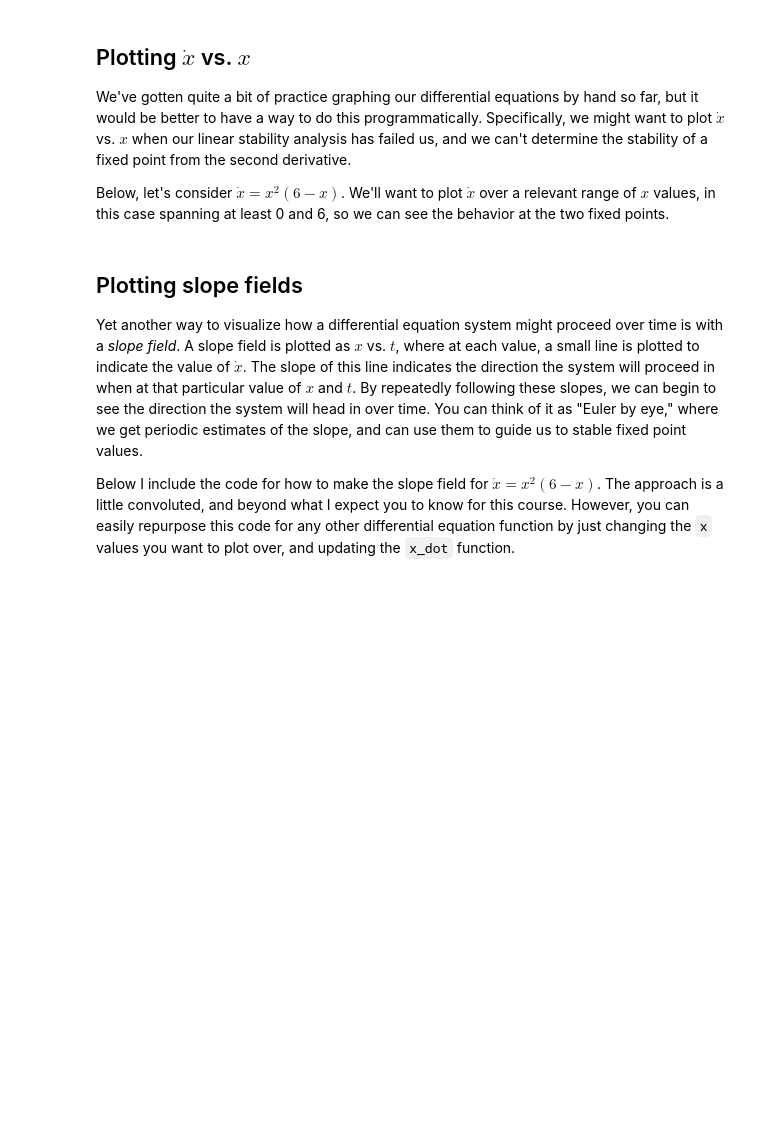
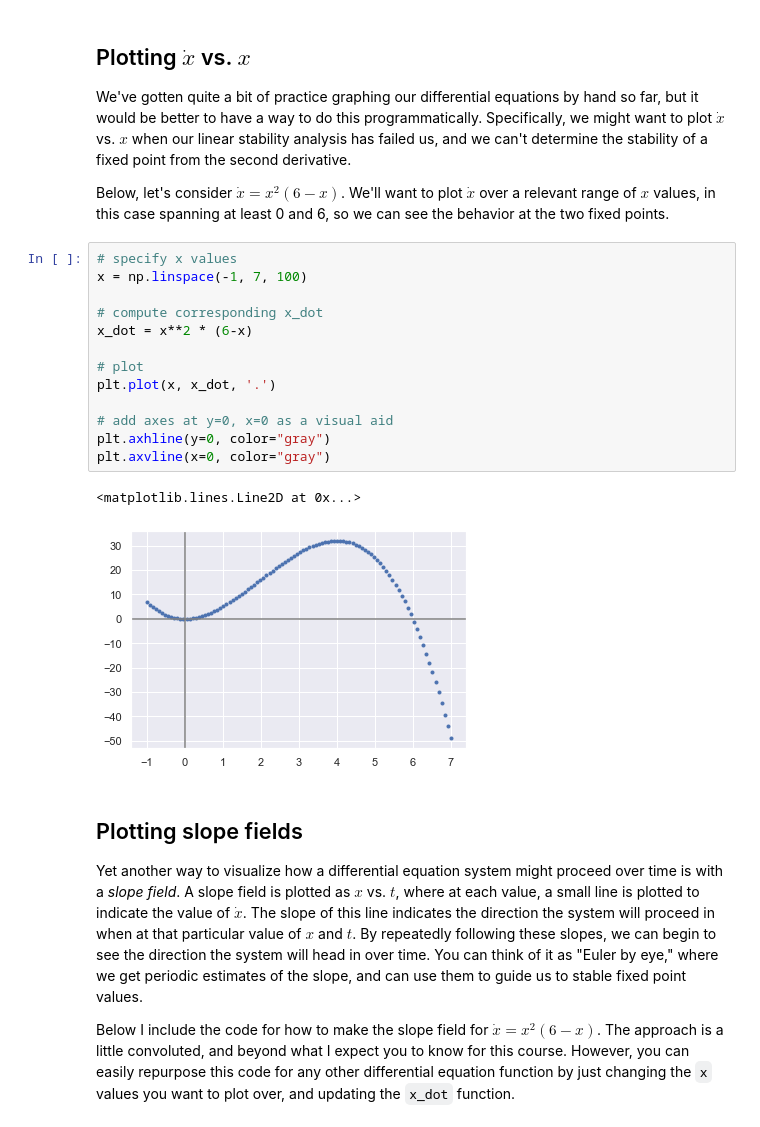
Before and after one commit to sbeeler/BIOL301_Fall2022, a Jupyter notebook: _sources/03_slope_fields.ipynb, the cells around one changed output. Saved outputs shown, nothing was run; the diff lists cells and outputs as text; blank space fills up the shorter version.

```diff
--- a/_sources/03_slope_fields.ipynb
+++ b/_sources/03_slope_fields.ipynb
@@ -16,6 +16,22 @@ sns.set()
 We've gotten quite a bit of practice graphing our differential equations by hand so far, but it would be better to have a way to do this programmatically. Specifically, we might want to plot $\dot x$ vs. $x$ when our linear stability analysis has failed us, and we can't determine the stability of a fixed point from the second derivative.
 
 Below, let's consider $\dot x = x^2(6-x)$. We'll want to plot $\dot x$ over a relevant range of $x$ values, in this case spanning at least 0 and 6, so we can see the behavior at the two fixed points.
+# %%
+# specify x values
+x = np.linspace(-1, 7, 100)
+
+# compute corresponding x_dot
+x_dot = x**2 * (6-x)
+
+# plot
+plt.plot(x, x_dot, '.')
+
+# add axes at y=0, x=0 as a visual aid
+plt.axhline(y=0, color="gray")
+plt.axvline(x=0, color="gray")
+# %% [output]
+<matplotlib.lines.Line2D at 0x...>
+[figure, added]
 # %% [markdown]
 ## Plotting slope fields
 
```
Also changed, not shown: 4 other files.
